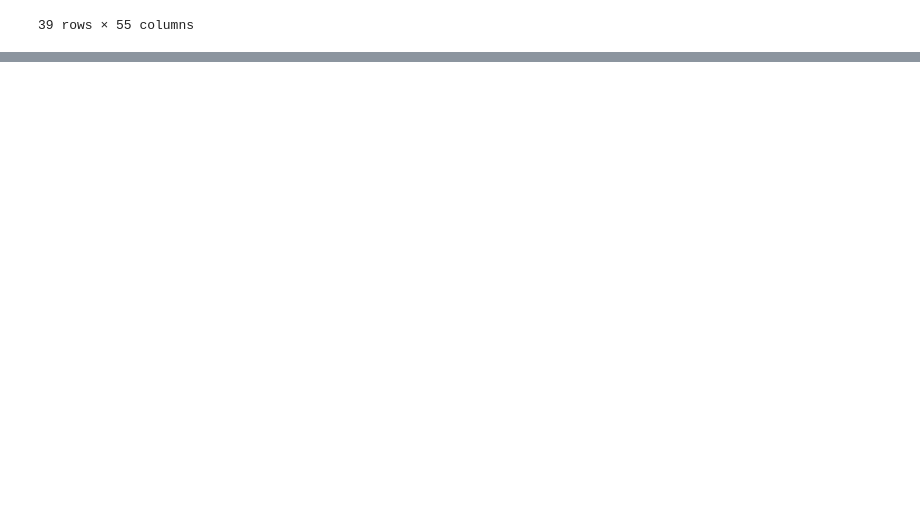
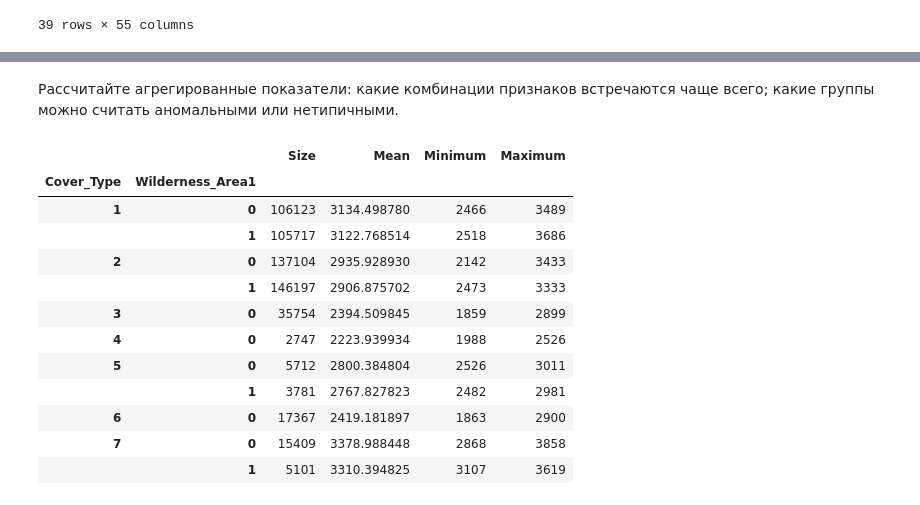
Before and after one commit to xpertdreamer/ooa, a Jupyter notebook: lab_2.ipynb, the cells around one changed output, grey strips where cells are left out. Cells and saved outputs as stored; diff of their text form; code cells hidden in the pictures; blank space fills up the shorter version.

```diff
--- a/lab_2.ipynb
+++ b/lab_2.ipynb
@@ -164,0 +307,27 @@ df_filtered.sort_values('Hillshade_3pm', ascending=False)
+# %% [markdown]
+Рассчитайте агрегированные показатели:
+какие комбинации признаков встречаются чаще всего;
+какие группы можно считать аномальными или нетипичными.
+# %%
+df_group_two = df.groupby(['Cover_Type', 'Wilderness_Area1'])['Elevation'].agg(
+    Size='size',
+    Mean='mean',
+    Minimum='min',
+    Maximum='max'
+)
+
+df_group_two
+# %% [output]
+|  |  | Size | Mean | Minimum | Maximum |
+| Cover_Type | Wilderness_Area1 |  |  |  |  |
+| 1 | 0 | 106123 | 3134.498780 | 2466 | 3489 |
+|  | 1 | 105717 | 3122.768514 | 2518 | 3686 |
+| 2 | 0 | 137104 | 2935.928930 | 2142 | 3433 |
+|  | 1 | 146197 | 2906.875702 | 2473 | 3333 |
+| 3 | 0 | 35754 | 2394.509845 | 1859 | 2899 |
+| 4 | 0 | 2747 | 2223.939934 | 1988 | 2526 |
+| 5 | 0 | 5712 | 2800.384804 | 2526 | 3011 |
+|  | 1 | 3781 | 2767.827823 | 2482 | 2981 |
+| 6 | 0 | 17367 | 2419.181897 | 1863 | 2900 |
+| 7 | 0 | 15409 | 3378.988448 | 2868 | 3858 |
+|  | 1 | 5101 | 3310.394825 | 3107 | 3619 |
```
Also changed, not shown: parts of 27 cells of this notebook, 1 other file.
